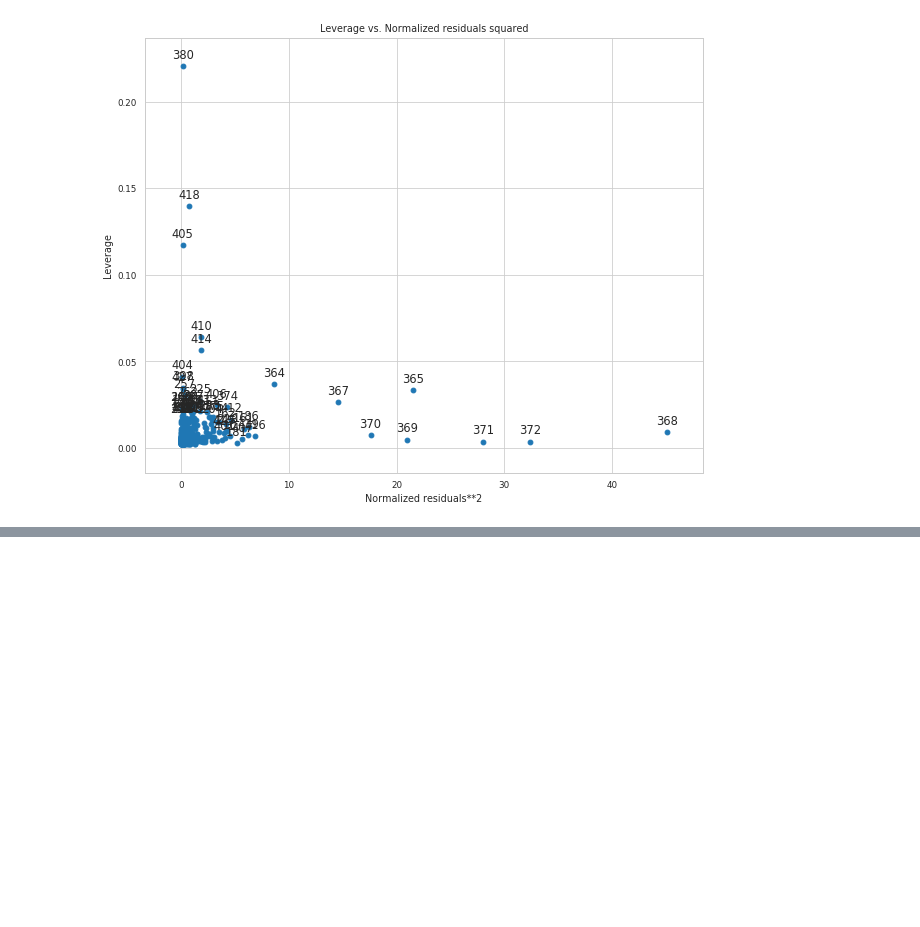
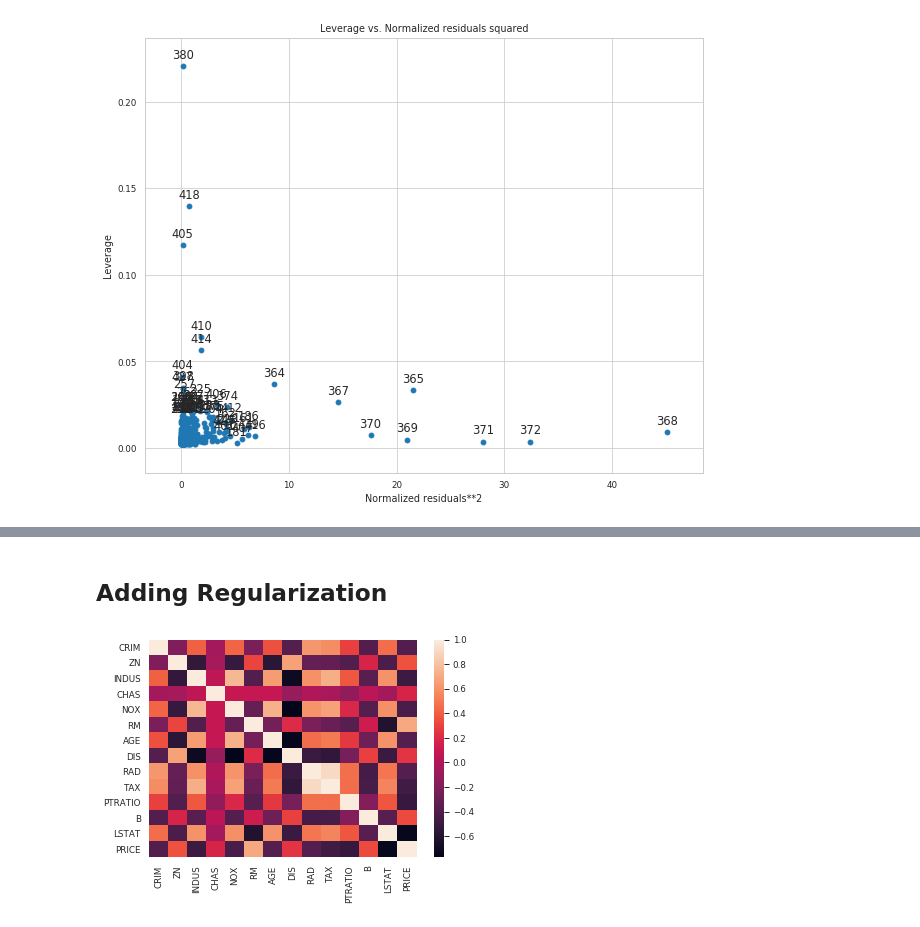
Before and after one commit to rushinaik/springboard, a Jupyter notebook: Mini-projects/MEC Linear Regression/Mini_Project_Linear_Regression.ipynb, the cells around one changed output, grey strips where cells are left out. Drawn from its saved outputs; the diff is of its cells as text; code cells hidden in the pictures; blank space fills up the shorter version.

```diff
--- a/Mini-projects/MEC Linear Regression/Mini_Project_Linear_Regression.ipynb
+++ b/Mini-projects/MEC Linear Regression/Mini_Project_Linear_Regression.ipynb
@@ -950,0 +912,2 @@ plt.show()
+# %% [markdown]
+## Adding Regularization
@@ -950,0 +917,5 @@ plt.show()
+# %%
+sns.heatmap(bos.corr())
+plt.show()
+# %% [output]
+[figure, added]
```
Also changed, not shown: parts of 21 cells of this notebook.
